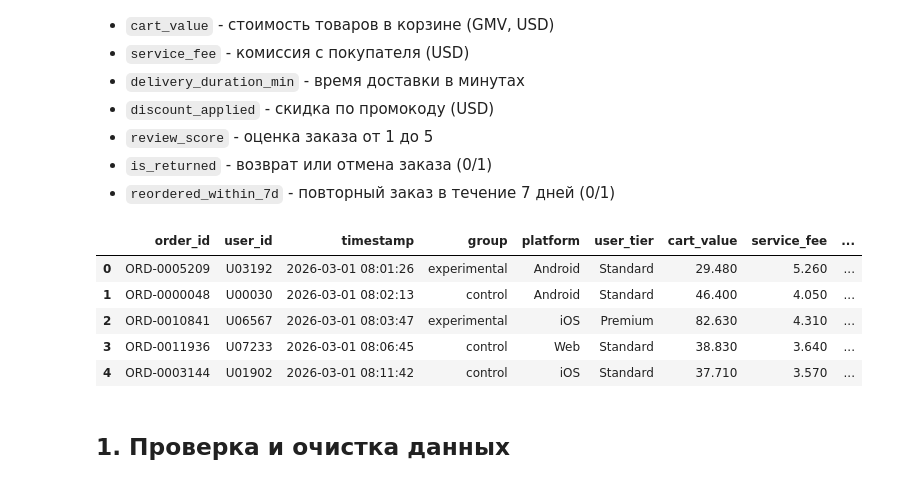
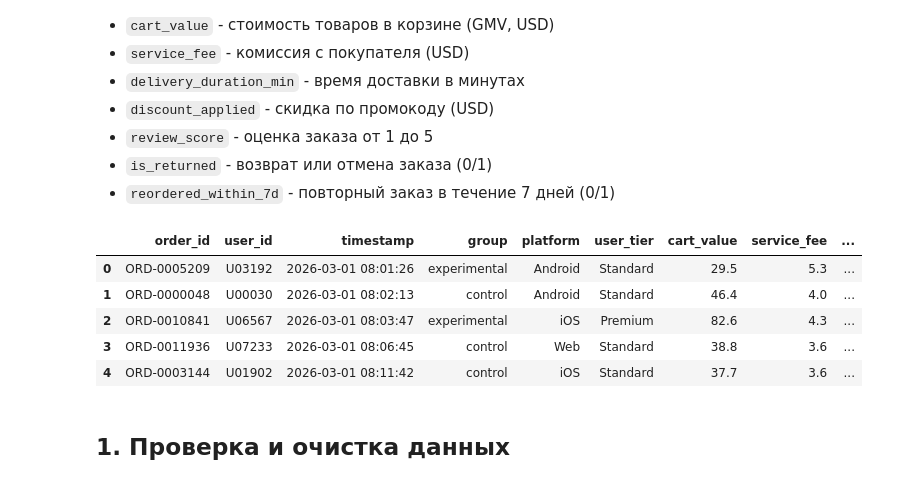
Before and after one commit to axiom-stat/Bootstrap-a-b-test, a Jupyter notebook: marketplace_ab_test_project.ipynb, the cells around one changed output. Saved outputs shown, nothing was run; the diff lists cells and outputs as text; code cells hidden in the pictures.

```diff
--- a/marketplace_ab_test_project.ipynb
+++ b/marketplace_ab_test_project.ipynb
@@ -18,24 +18,22 @@
 # %%
 import pandas as pd
 import numpy as np
 import matplotlib.pyplot as plt
 import seaborn as sns
 from scipy.stats import bootstrap
 import pingouin as pg
 
 sns.set_theme(style="whitegrid")
-plt.rcParams["figure.figsize"] = (12, 5)
-pd.set_option("display.float_format", lambda x: f"{x:.3f}")
 
 df = pd.read_csv("marketplace_orders_experiment.csv")
 df.head()
 # %% [output]
 |  | order_id | user_id | timestamp | group | platform | user_tier | cart_value | service_fee | ... |
-| 0 | ORD-0005209 | U03192 | 2026-03-01 08:01:26 | experimental | Android | Standard | 29.480 | 5.260 | ... |
-| 1 | ORD-0000048 | U00030 | 2026-03-01 08:02:13 | control | Android | Standard | 46.400 | 4.050 | ... |
-| 2 | ORD-0010841 | U06567 | 2026-03-01 08:03:47 | experimental | iOS | Premium | 82.630 | 4.310 | ... |
-| 3 | ORD-0011936 | U07233 | 2026-03-01 08:06:45 | control | Web | Standard | 38.830 | 3.640 | ... |
-| 4 | ORD-0003144 | U01902 | 2026-03-01 08:11:42 | control | iOS | Standard | 37.710 | 3.570 | ... |
+| 0 | ORD-0005209 | U03192 | 2026-03-01 08:01:26 | experimental | Android | Standard | 29.5 | 5.3 | ... |
+| 1 | ORD-0000048 | U00030 | 2026-03-01 08:02:13 | control | Android | Standard | 46.4 | 4.0 | ... |
+| 2 | ORD-0010841 | U06567 | 2026-03-01 08:03:47 | experimental | iOS | Premium | 82.6 | 4.3 | ... |
+| 3 | ORD-0011936 | U07233 | 2026-03-01 08:06:45 | control | Web | Standard | 38.8 | 3.6 | ... |
+| 4 | ORD-0003144 | U01902 | 2026-03-01 08:11:42 | control | iOS | Standard | 37.7 | 3.6 | ... |
 # %% [markdown]
 ## 1. Проверка и очистка данных
 # %%
```
Also changed, not shown: parts of 12 cells of this notebook.
